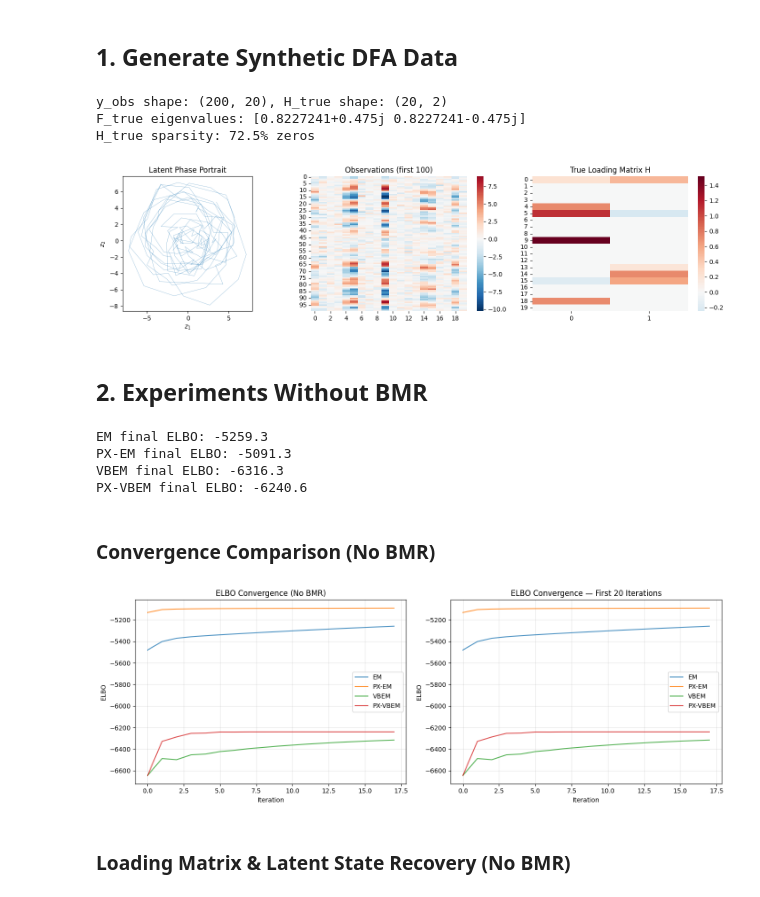
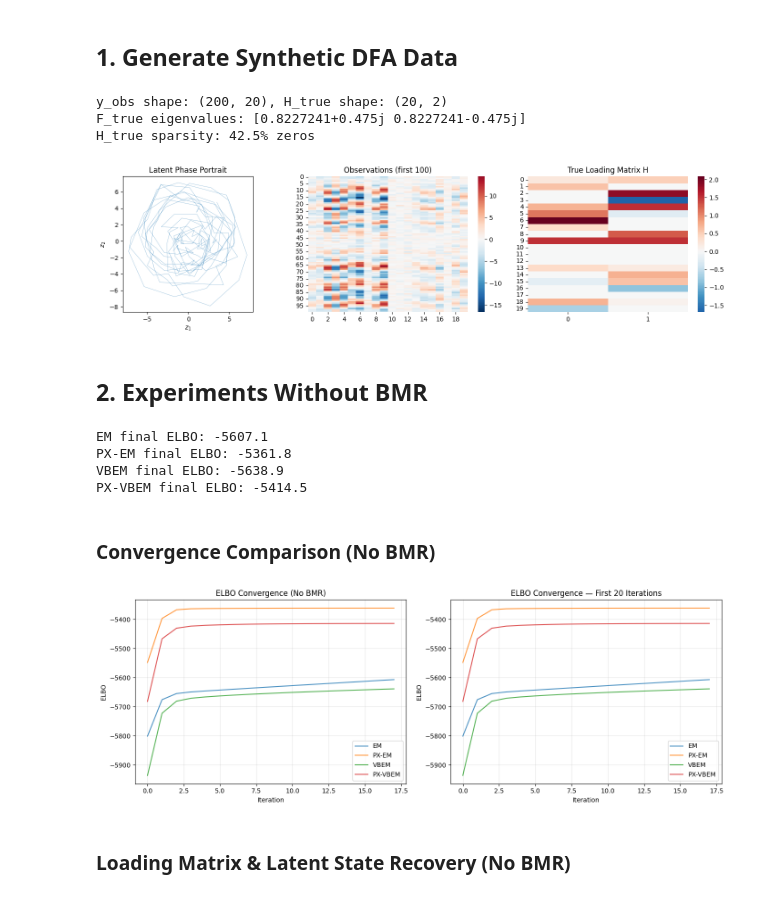
Before and after one commit to dimarkov/sppcax, a Jupyter notebook: examples/test_px_em_dfa.ipynb, the cells around one changed output. Saved outputs shown, nothing was run; the diff lists cells and outputs as text; code cells hidden in the pictures.

```diff
--- a/examples/test_px_em_dfa.ipynb
+++ b/examples/test_px_em_dfa.ipynb
@@ -62,7 +62,7 @@ Q_true = jnp.eye(K)
 
 # True sparse loading matrix
 key, k1, k2 = jr.split(key, 3)
-H_true = jr.normal(k1, (D, K)) * jr.bernoulli(k2, p=0.3, shape=(D, K))
+H_true = jr.normal(k1, (D, K)) * jr.bernoulli(k2, p=0.5, shape=(D, K))
 
 # True diagonal noise covariance
 key, k1 = jr.split(key)
@@ -78,35 +78,35 @@ z_true = jnp.zeros((T, K))
 y_obs = jnp.zeros((T, D))
 
 key, k1, k2 = jr.split(key, 3)
 z_curr = jr.multivariate_normal(k1, mu0_true, Sigma0_true)
 z_true = z_true.at[0].set(z_curr)
 y_obs = y_obs.at[0].set(jr.multivariate_normal(k2, H_true @ z_curr, R_true))
 
 for t in range(1, T):
     key, k1, k2 = jr.split(key, 3)
     z_curr = jr.multivariate_normal(k1, F_true @ z_curr, Q_true)
     z_true = z_true.at[t].set(z_curr)
     y_obs = y_obs.at[t].set(jr.multivariate_normal(k2, H_true @ z_curr, R_true))
 
 print(f"y_obs shape: {y_obs.shape}, H_true shape: {H_true.shape}")
 print(f"F_true eigenvalues: {jnp.linalg.eigvals(F_true)}")
 print(f"H_true sparsity: {jnp.isclose(H_true, 0.).mean():.1%} zeros")
 
 fig, axes = plt.subplots(1, 3, figsize=(15, 4))
 axes[0].plot(z_true[:, 0], z_true[:, 1], alpha=0.5, lw=0.5)
 axes[0].set_xlabel('$z_1$'); axes[0].set_ylabel('$z_2$')
 axes[0].set_title('Latent Phase Portrait')
 axes[0].set_aspect('equal')
 sns.heatmap(y_obs[:100], ax=axes[1], cmap='RdBu_r', center=0)
 axes[1].set_title('Observations (first 100)')
 sns.heatmap(H_true, ax=axes[2], cmap='RdBu_r', center=0)
 axes[2].set_title('True Loading Matrix H')
 plt.tight_layout()
 # %% [output]
 y_obs shape: (200, 20), H_true shape: (20, 2)
 F_true eigenvalues: [0.8227241+0.475j 0.8227241-0.475j]
-H_true sparsity: 72.5% zeros
+H_true sparsity: 42.5% zeros
-[figure, old version]
+[figure, new version]
 # %% [markdown]
 ## 2. Experiments Without BMR
 # %%
@@ -136,10 +136,10 @@ model_px = BDFA(2 * K, D, use_px=True)
 params_pxl_vb, elbos_pxl_vb = model_px.fit_vbem(params_vbem_init, props_vbem, y_obs, k2, num_iters=NUM_ITERS)
 print(f"PX-VBEM final ELBO: {elbos_pxl_vb[-1]:.1f}")
 # %% [output]
-EM final ELBO: -5259.3
-PX-EM final ELBO: -5091.3
-VBEM final ELBO: -6316.3
-PX-VBEM final ELBO: -6240.6
+EM final ELBO: -5607.1
+PX-EM final ELBO: -5361.8
+VBEM final ELBO: -5638.9
+PX-VBEM final ELBO: -5414.5
 # %% [markdown]
 ### Convergence Comparison (No BMR)
 # %%
@@ -169,7 +169,7 @@ ax.grid(True, alpha=0.3)
 
 plt.tight_layout()
 # %% [output]
-[figure, old version]
+[figure, new version]
 # %% [markdown]
 ### Loading Matrix & Latent State Recovery (No BMR)
 # %%
```
Also changed, not shown: parts of 6 cells of this notebook, 10 other files.
